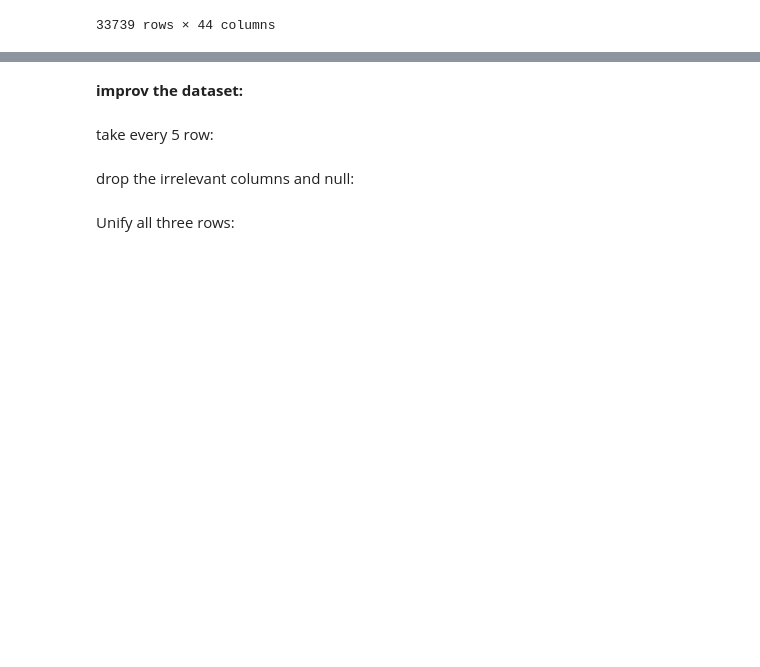
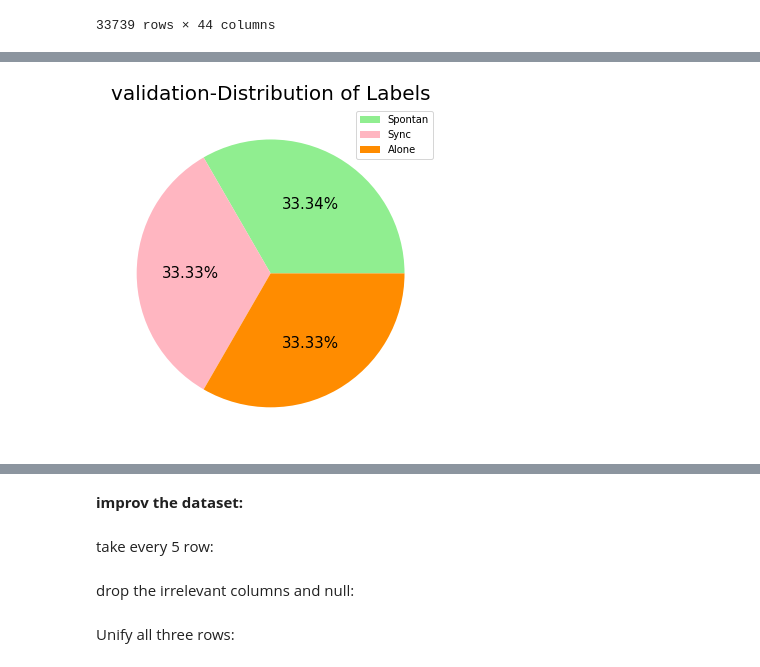
Before and after one commit to talaymeiz/data_science_final_project_2, a Jupyter notebook: 4 noutbook.ipynb, the cells around one changed output, grey strips where cells are left out. Saved outputs shown, nothing was run; the diff lists cells and outputs as text; code cells hidden in the pictures; blank space fills up the shorter version.

```diff
--- a/4 noutbook.ipynb
+++ b/4 noutbook.ipynb
@@ -82,7 +86,7 @@ for i in Sync:
 Sync_v=pd.read_csv(r"C:\Users\User\Downloads\gmar\extraFiles\vlidation/Evyatar636771053639929594Sync.csv")
 
 df_Sync=label_columns(df_Sync,x= 'Sync')
-Sync_v=label_columns(Spontan_v,x= 'Sync')
+Sync_v=label_columns(Sync_v,x= 'Sync')
 
 df_Sync_Spontan = pd.concat([df_Sync, df_Spontan])
 v_Sync_Spontan = pd.concat([Spontan_v, Sync_v])
@@ -202,0 +235,10 @@ df_test
+# %%
+plt.subplots(figsize=(6,7))
+sorted_df = validation.sort_values(by=['label'])
+plt.pie(sorted_df['label'].value_counts(), colors = ['lightgreen', 'lightpink' , 'darkorange'], autopct = '%.2f%%' , textprops={"fontsize":15})
+plt.title('validation-Distribution of Labels' , fontdict = {'fontsize' : 20})
+plt.legend(["Spontan" , "Sync" , "Alone"] , loc=1)
+
+plt.show()
+# %% [output]
+[figure, added]
```
Also changed, not shown: parts of 46 cells of this notebook, 1 other file.
